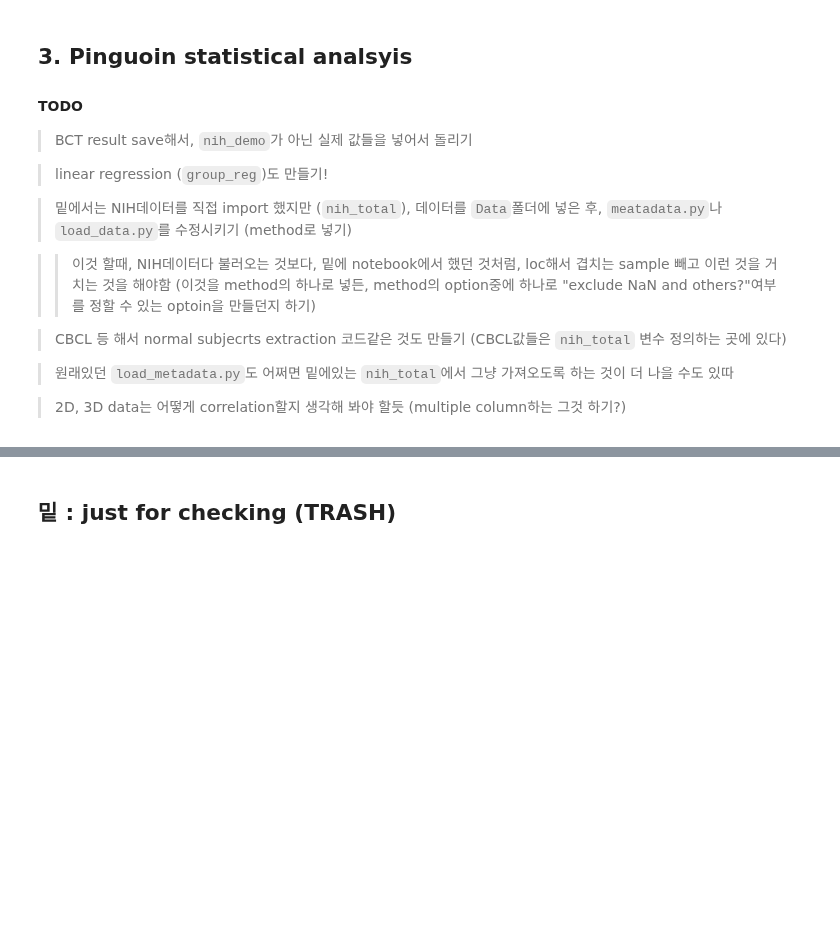
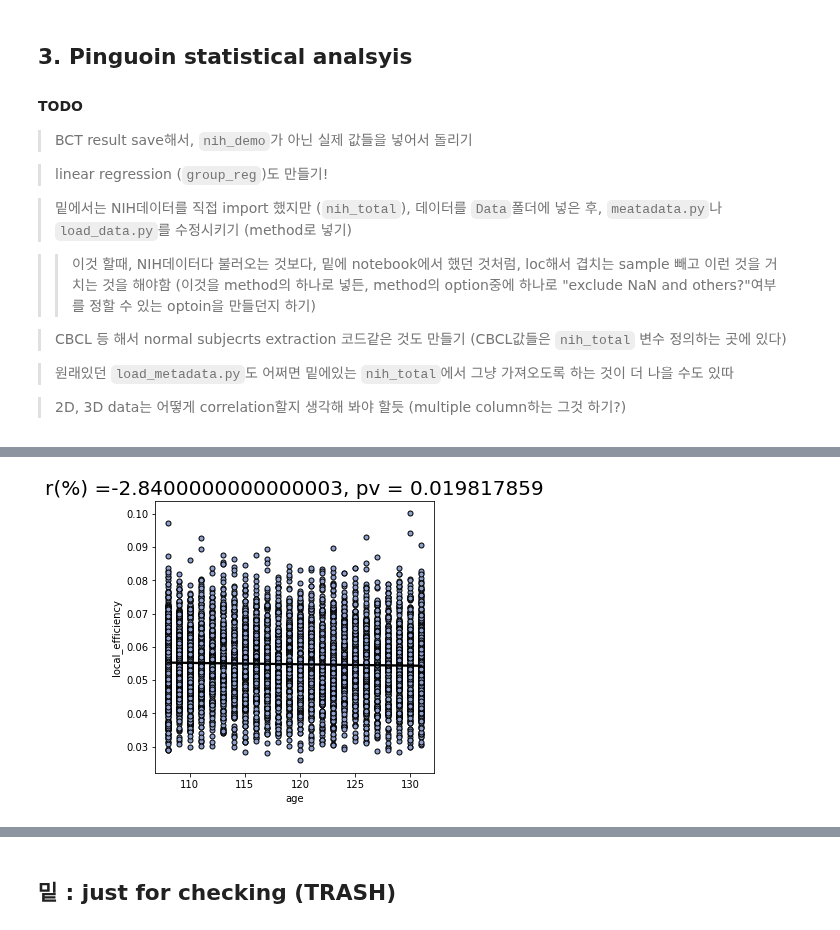
Before and after one commit to Transconnectome/TVB, a Jupyter notebook: Brain_Connectivity/TVB_version.ipynb, the cells around one changed output, grey strips where cells are left out. Cells and saved outputs as stored; diff of their text form; code cells hidden in the pictures; blank space fills up the shorter version.

Commit message:
put in correlation in the main ipynb

```diff
--- a/Brain_Connectivity/TVB_version.ipynb
+++ b/Brain_Connectivity/TVB_version.ipynb
@@ -418,6 +418,10 @@ https://pingouin-stats.org/generated/pingouin.partial_corr.html
 from utils import analysis
 
 ##############THESE PARTS : 다른 module의 METHOD로 넣어야 함############
+"""
+이 단계에서, extractino code를 load_data.py에 만들기
+=> 다른 사람들이 쓸 수 도 있으니, 잘 쓰기!
+"""
 #loading NIH data (has metadata + NIH toolbox results + other)
 nih_total = pd.read_csv('/storage/bigdata/ABCD/TVB/demo.nih.cbcl.els.11875.csv', index_col=0)
 
@@ -427,18 +431,10 @@ meta_data = nih_total.iloc[:, -11:].dropna() #이거는 나중에 `load_metadata
 #print(meta_data.columns,'\n', nih_total.columns)
 ####################################################################
 
-"""
-ADD just regular streamline count correaltion too! (like one did by 정우쌤)
-> 일단은 strealime flatten시켜서 1D data로만 하고, 나중에 2D data regression하는 pipeline짜면 그것으로 streamline하기
-
-=> streamline결과 정우썜꺼랑 비교해보기 (같은 결과가 나와야 함)
-"""
-
-####### no covariat,s just correlation
-corr_result = analysis.stat.grouped_corr(data = nih_only, y = meta_data['age'])
-print("no covariates, just correlation :\n",corr_result)
+#use the correct boneronni correction n value, especially if we're doing mulitple people!
+n = len(sample_data.columns)*(40-14) #라고 해야할듯? #nubmer of thresholds used #근데 뒤에 이거는 안해도 될듯
 
 ###### WITH covariates into consideration
-covariances = meta_data[['married', "high.educ"]] #즉, covariates들은 pandas dataframe형태로 넣어야함!
-second_corr_result = analysis.stat.grouped_corr(data = nih_only, y = meta_data['age'], covar = covariances)
+covariances = meta_data[['female', "high.educ"]] #즉, covariates들은 pandas dataframe형태로 넣어야함!
+second_corr_result = analysis.stat.grouped_corr(data = sample_data, y = meta_data['age'], covar = covariances)
 print("\n\n with covariates :\n", second_corr_result)
@@ -444,0 +462,16 @@ print("\n\n with covariates :\n", second_corr_result)
+# %%
+##inputs (이것까지 modularize하지는 말자)
+r_corr_sex     = second_corr_result["r"][0]
+p_corr_sex     = second_corr_result["p-val"][0]
+
+
+f,ax = plt.subplots(figsize=(5,5))
+palette  = sns.color_palette("Set2", 12)
+
+combined = pd.concat([sample_data, meta_data], join = 'inner', axis = 1)
+
+sns.regplot(x="age", y="local_efficiency", data=combined,scatter_kws={"s":25,"edgecolor":'k','alpha':1},line_kws={"color":'k'},color=palette[10])
+ax.set_title(f'r(%) ={r_corr_sex.round(4)*100}, pv = {p_corr_sex.round(9)}',fontsize=20);
+# ax.set_title(r'$\rho(\%) =-45.3$, $p \leq 0.001$',fontsize=font_size);
+# %% [output]
+[figure, added]
```
Also changed, not shown: parts of 14 cells of this notebook, 54 other files.
